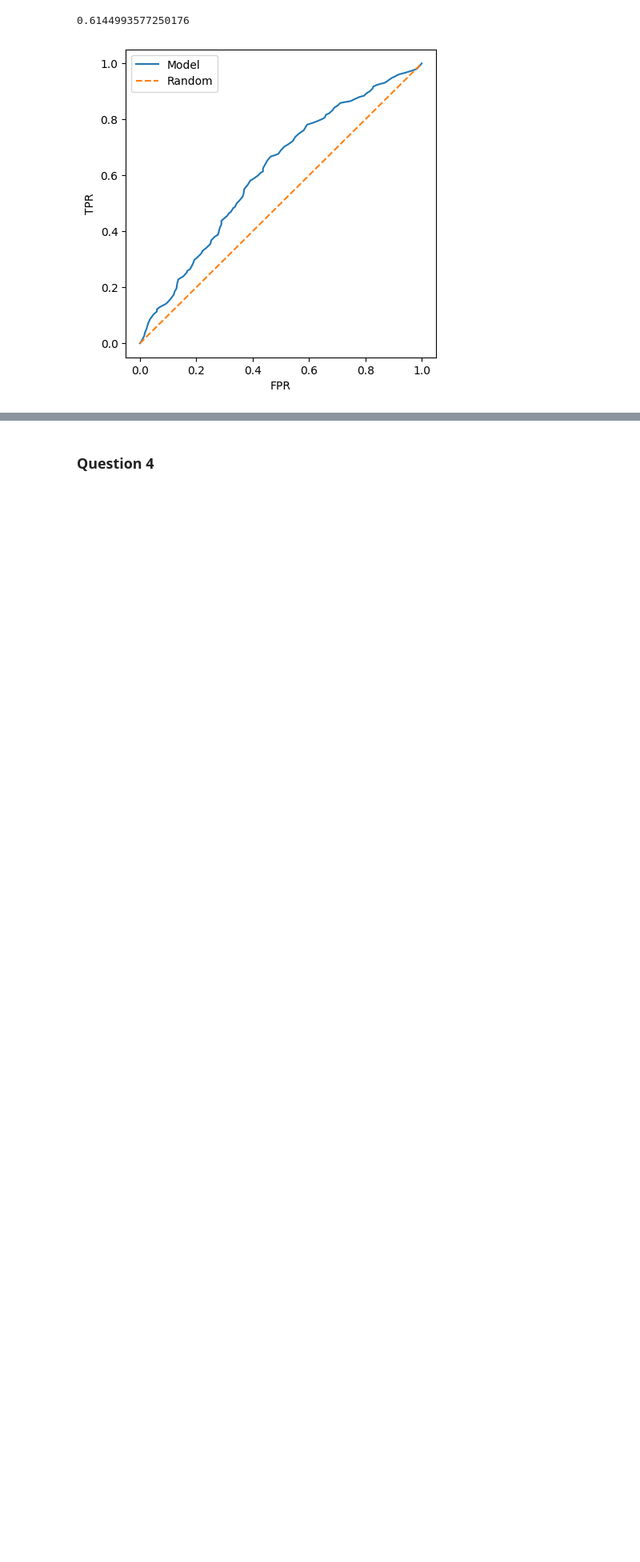
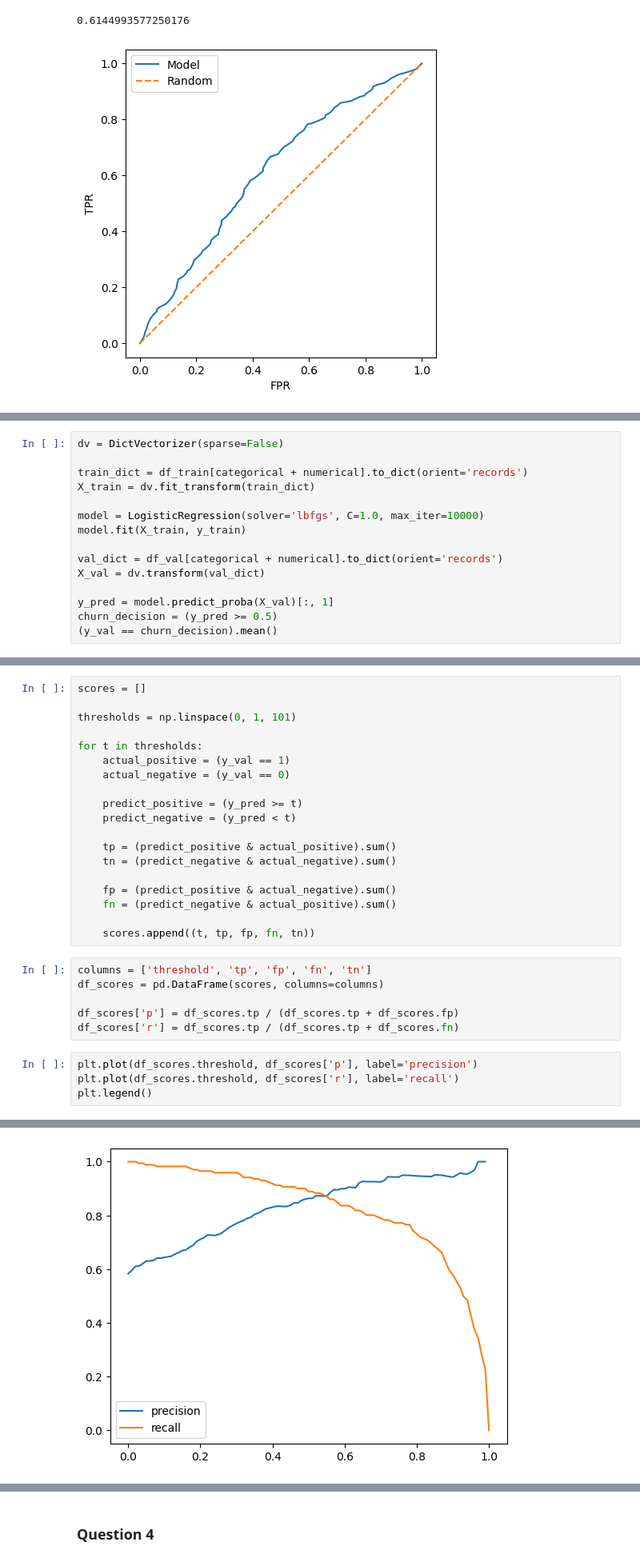
Before and after one commit to denshe/ml-zoomcamp, a Jupyter notebook: ml-zoomcamp-2025-homework4.ipynb, the cells around one changed output, grey strips where cells are left out. Shown at 80% size. Saved outputs shown, nothing was run; the diff lists cells and outputs as text; blank space fills up the shorter version.

```diff
--- a/ml-zoomcamp-2025-homework4.ipynb
+++ b/ml-zoomcamp-2025-homework4.ipynb
@@ -180,0 +173,15 @@ location - 0.0
+# %%
+dv = DictVectorizer(sparse=False)
+
+train_dict = df_train[categorical + numerical].to_dict(orient='records')
+X_train = dv.fit_transform(train_dict)
+
+model = LogisticRegression(solver='lbfgs', C=1.0, max_iter=10000)
+model.fit(X_train, y_train)
+
+val_dict = df_val[categorical + numerical].to_dict(orient='records')
+X_val = dv.transform(val_dict)
+
+y_pred = model.predict_proba(X_val)[:, 1]
+churn_decision = (y_pred >= 0.5)
+(y_val == churn_decision).mean()
@@ -180,0 +196,30 @@ location - 0.0
+# %%
+scores = []
+
+thresholds = np.linspace(0, 1, 101)
+
+for t in thresholds:
+    actual_positive = (y_val == 1)
+    actual_negative = (y_val == 0)
+
+    predict_positive = (y_pred >= t)
+    predict_negative = (y_pred < t)
+
+    tp = (predict_positive & actual_positive).sum()
+    tn = (predict_negative & actual_negative).sum()
+
+    fp = (predict_positive & actual_negative).sum()
+    fn = (predict_negative & actual_positive).sum()
+
+    scores.append((t, tp, fp, fn, tn))
+# %%
+columns = ['threshold', 'tp', 'fp', 'fn', 'tn']
+df_scores = pd.DataFrame(scores, columns=columns)
+
+df_scores['p'] = df_scores.tp / (df_scores.tp + df_scores.fp)
+df_scores['r'] = df_scores.tp / (df_scores.tp + df_scores.fn)
+# %%
+plt.plot(df_scores.threshold, df_scores['p'], label='precision')
+plt.plot(df_scores.threshold, df_scores['r'], label='recall')
+plt.legend()
+# %% [output]
@@ -180,0 +227 @@ location - 0.0
+[figure, added]
```
Also changed, not shown: parts of 22 cells of this notebook.
